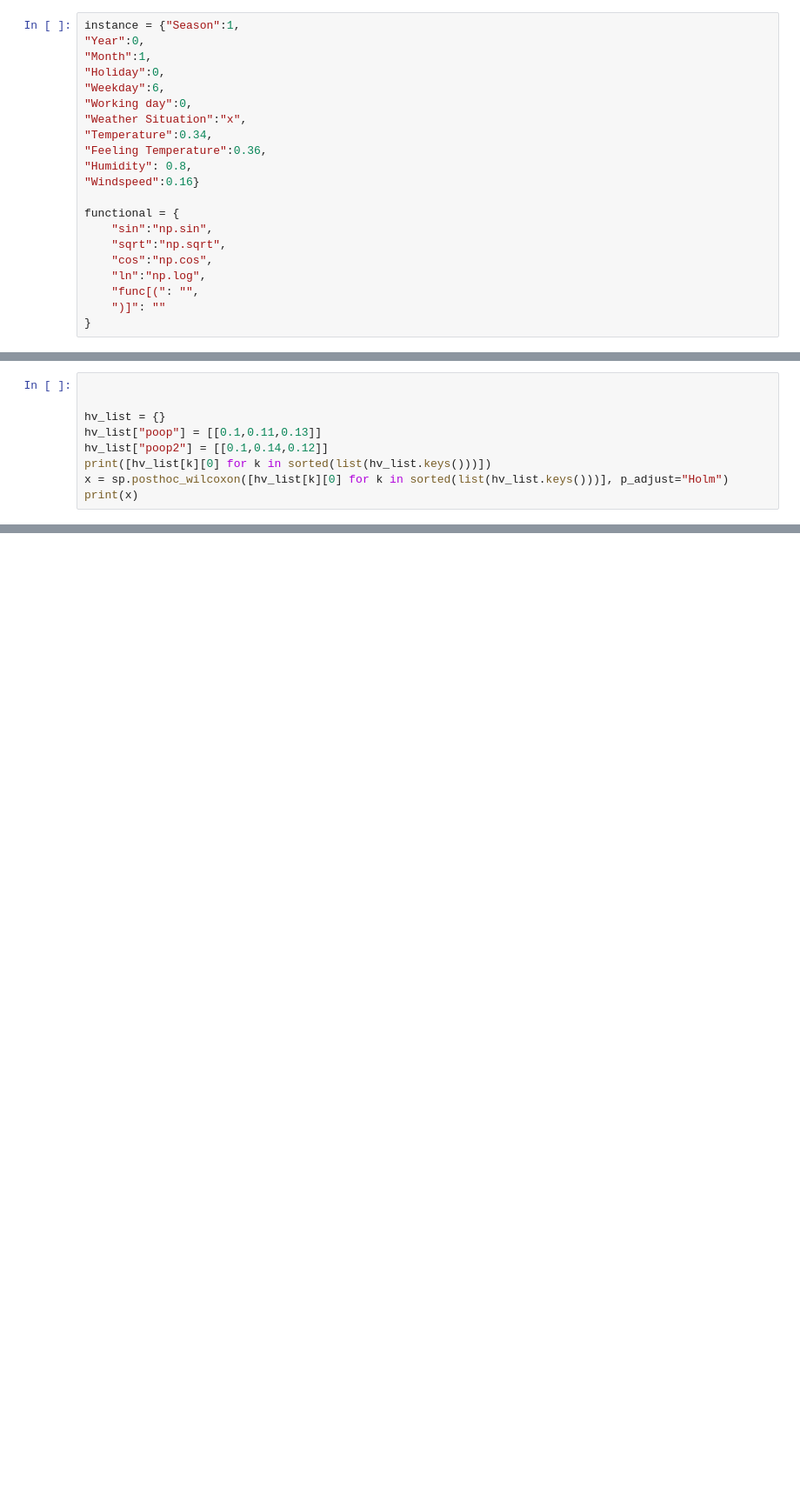
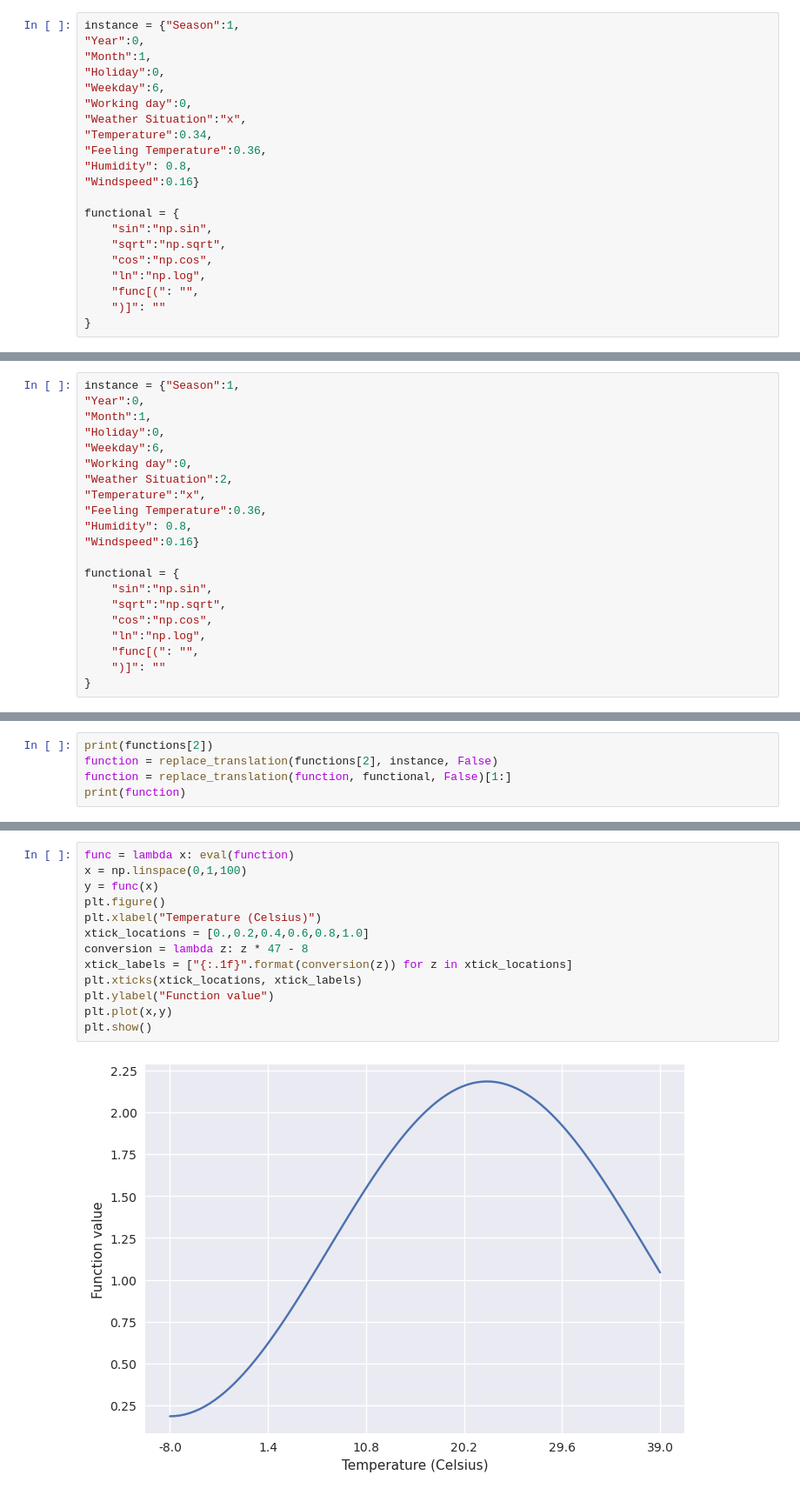
Before and after one commit to matigekunstintelligentie/MultiGPG, a Jupyter notebook: qualitative_analysis.ipynb, the cells around one changed output, grey strips where cells are left out. Shown: that part at 87% size. Cells and saved outputs as stored; diff of their text form; blank space fills up the shorter version.

```diff
--- a/qualitative_analysis.ipynb
+++ b/qualitative_analysis.ipynb
@@ -101,9 +130,21 @@ import numpy as np
 # %%
+instance = {"Season":1,
+"Year":0,
+"Month":1,
+"Holiday":0,
+"Weekday":6,
+"Working day":0,
+"Weather Situation":2,
+"Temperature":"x",
+"Feeling Temperature":0.36,
+"Humidity": 0.8,
+"Windspeed":0.16}
 
-
-hv_list = {}
-hv_list["poop"] = [[0.1,0.11,0.13]]
-hv_list["poop2"] = [[0.1,0.14,0.12]]
-print([hv_list[k][0] for k in sorted(list(hv_list.keys()))])
-x = sp.posthoc_wilcoxon([hv_list[k][0] for k in sorted(list(hv_list.keys()))], p_adjust="Holm")
-print(x)
+functional = {
+    "sin":"np.sin",
+    "sqrt":"np.sqrt",
+    "cos":"np.cos",
+    "ln":"np.log",
+    "func[(": "",
+    ")]": ""
+}
@@ -114,0 +151,5 @@ print(x)
+# %%
+print(functions[2])
+function = replace_translation(functions[2], instance, False)
+function = replace_translation(function, functional, False)[1:]
+print(function)
@@ -114,0 +159,15 @@ print(x)
+# %%
+func = lambda x: eval(function)
+x = np.linspace(0,1,100)
+y = func(x)
+plt.figure()
+plt.xlabel("Temperature (Celsius)")
+xtick_locations = [0.,0.2,0.4,0.6,0.8,1.0]
+conversion = lambda z: z * 47 - 8
+xtick_labels = ["{:.1f}".format(conversion(z)) for z in xtick_locations]
+plt.xticks(xtick_locations, xtick_labels)
+plt.ylabel("Function value")
+plt.plot(x,y)
+plt.show()
+# %% [output]
+[figure, added]
```
Also changed, not shown: parts of 6 cells of this notebook, 2 other files.
